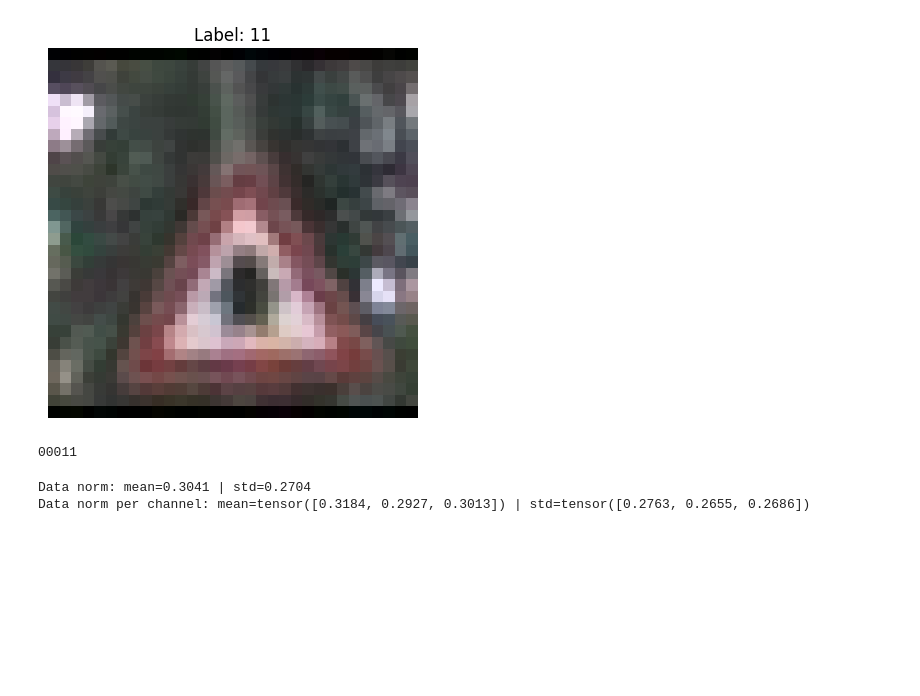
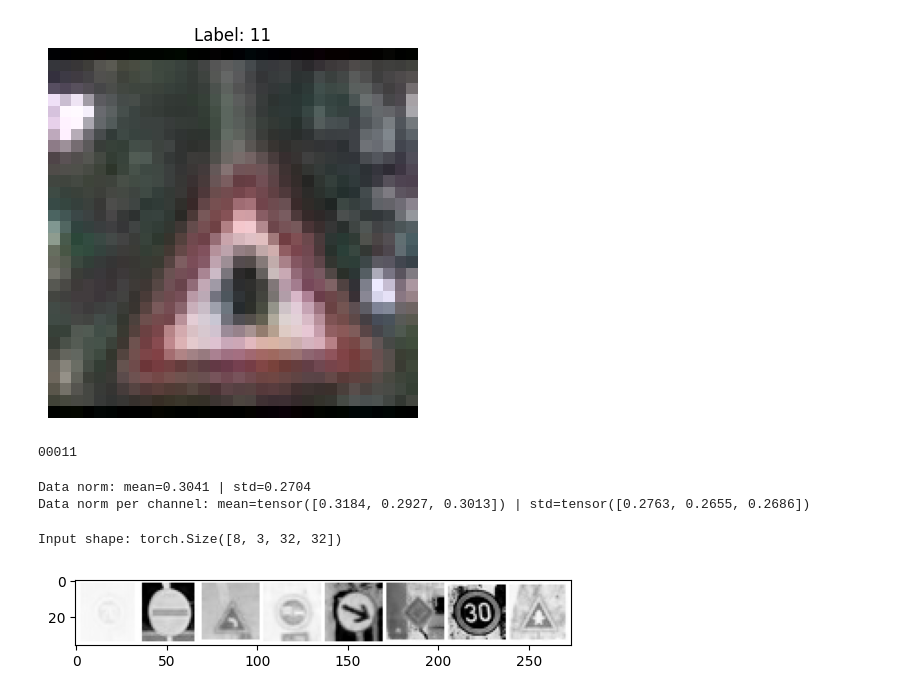
Before and after one commit to szymonsteccc/ssne_26L, a Jupyter notebook: generatywne/rozwiazanie.ipynb, the cells around one changed output. Cells and saved outputs as stored; diff of their text form; code cells hidden in the pictures; blank space fills up the shorter version.

Commit message:
Very basic training

```diff
--- a/generatywne/rozwiazanie.ipynb
+++ b/generatywne/rozwiazanie.ipynb
@@ -82,0 +112,8 @@ Data norm per channel: mean=tensor([0.3184, 0.2927, 0.3013]) | std=tensor([0.276
+# %%
+x, y = next(iter(train_loader))
+x = x[:8]
+print('Input shape:', x.shape)
+plt.imshow(torchvision.utils.make_grid(x)[0], cmap='Greys');
+# %% [output]
+Input shape: torch.Size([8, 3, 32, 32])
+[figure, added]
```
Also changed, not shown: parts of 7 cells of this notebook.
